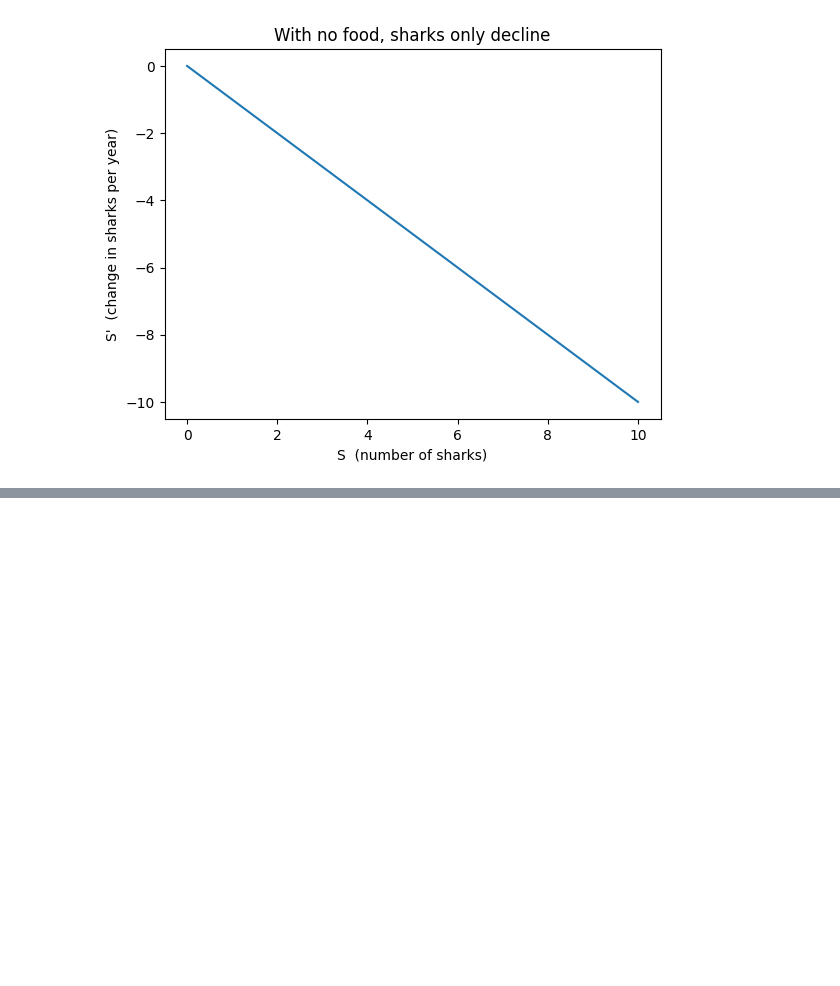
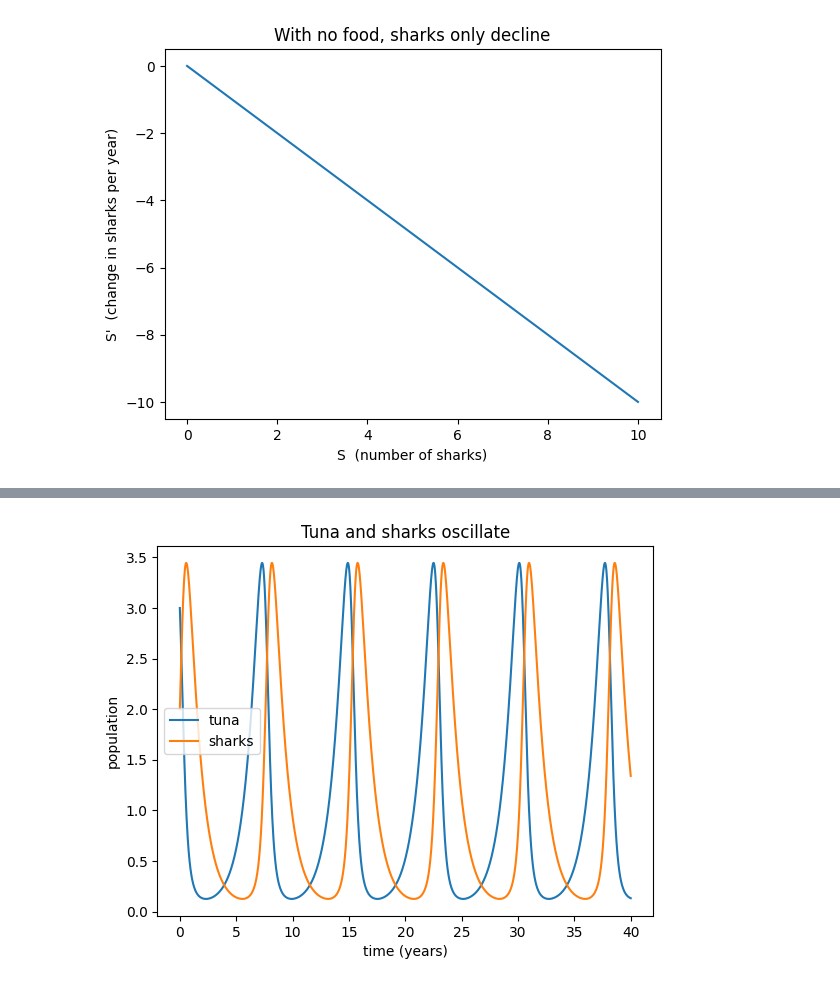
Before and after one commit to jbrown54-oss/Population-Dynamics, a Jupyter notebook: notebooks/shark-tuna-model.ipynb, the cells around one changed output, grey strips where cells are left out. Cells and saved outputs as stored; diff of their text form; code cells hidden in the pictures; blank space fills up the shorter version.

Commit message:
Pertubations + flow diagrams

```diff
--- a/notebooks/shark-tuna-model.ipynb
+++ b/notebooks/shark-tuna-model.ipynb
@@ -129,0 +95,22 @@ sasdfljkasdlfjalsjdf
+# %%
+def rates(t, y):
+    S, T = y
+    return change(S, T)
+
+def simulate(S0, T0, t_start, t_end):
+    times = np.linspace(t_start, t_end, 2000)
+    sol = solve_ivp(rates, [t_start, t_end], [S0, T0], t_eval=times, rtol=1e-8)  # rtol: accuracy
+    return sol.t, sol.y[0], sol.y[1]     # times, sharks, tuna
+
+
+t, S, T = simulate(2, 3, 0, 40)
+
+plt.plot(t, T, label='tuna')
+plt.plot(t, S, label='sharks')
+plt.xlabel('time (years)')
+plt.ylabel('population')
+plt.title('Tuna and sharks oscillate')
+plt.legend()
+plt.show()
+# %% [output]
+[figure, added]
```
Also changed, not shown: parts of 15 cells of this notebook, 2 other files.
